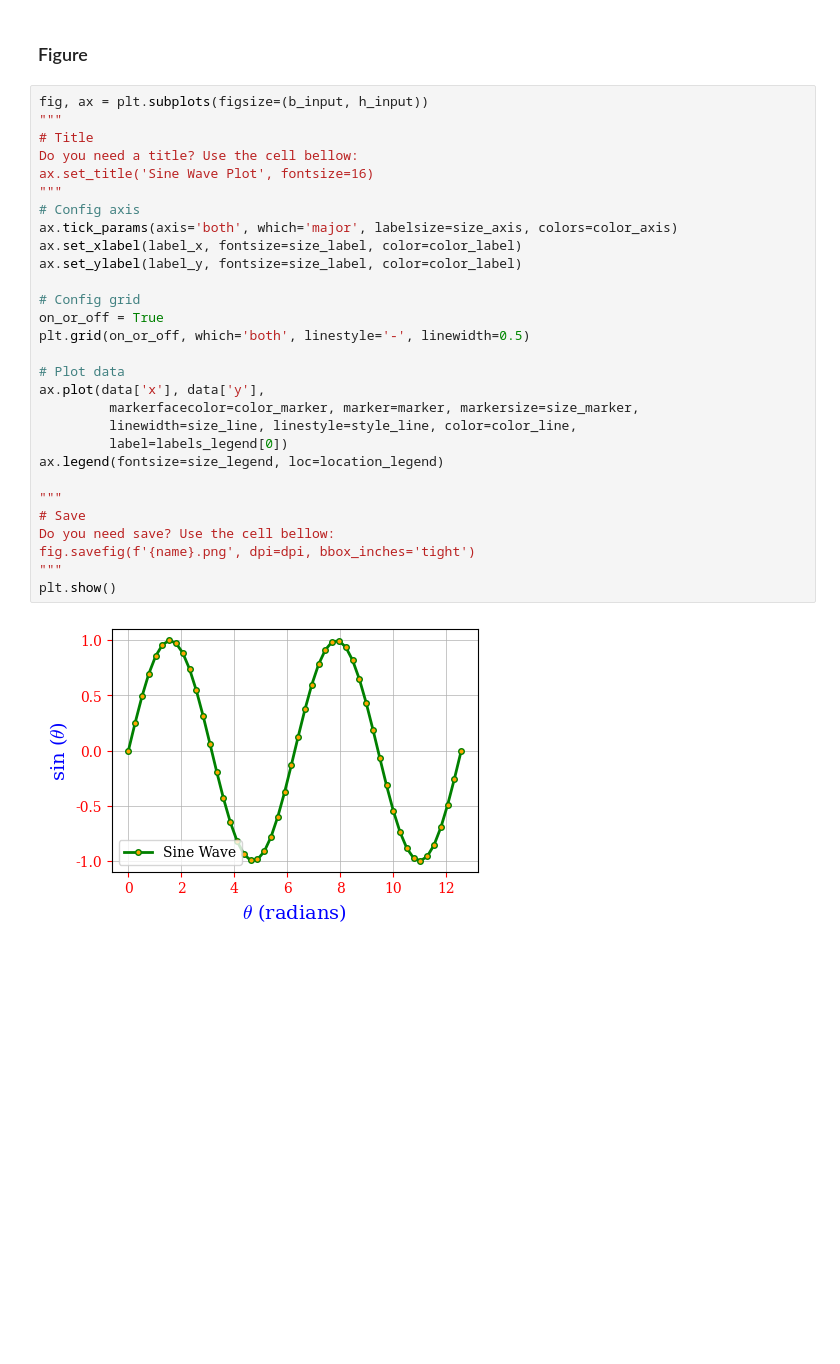
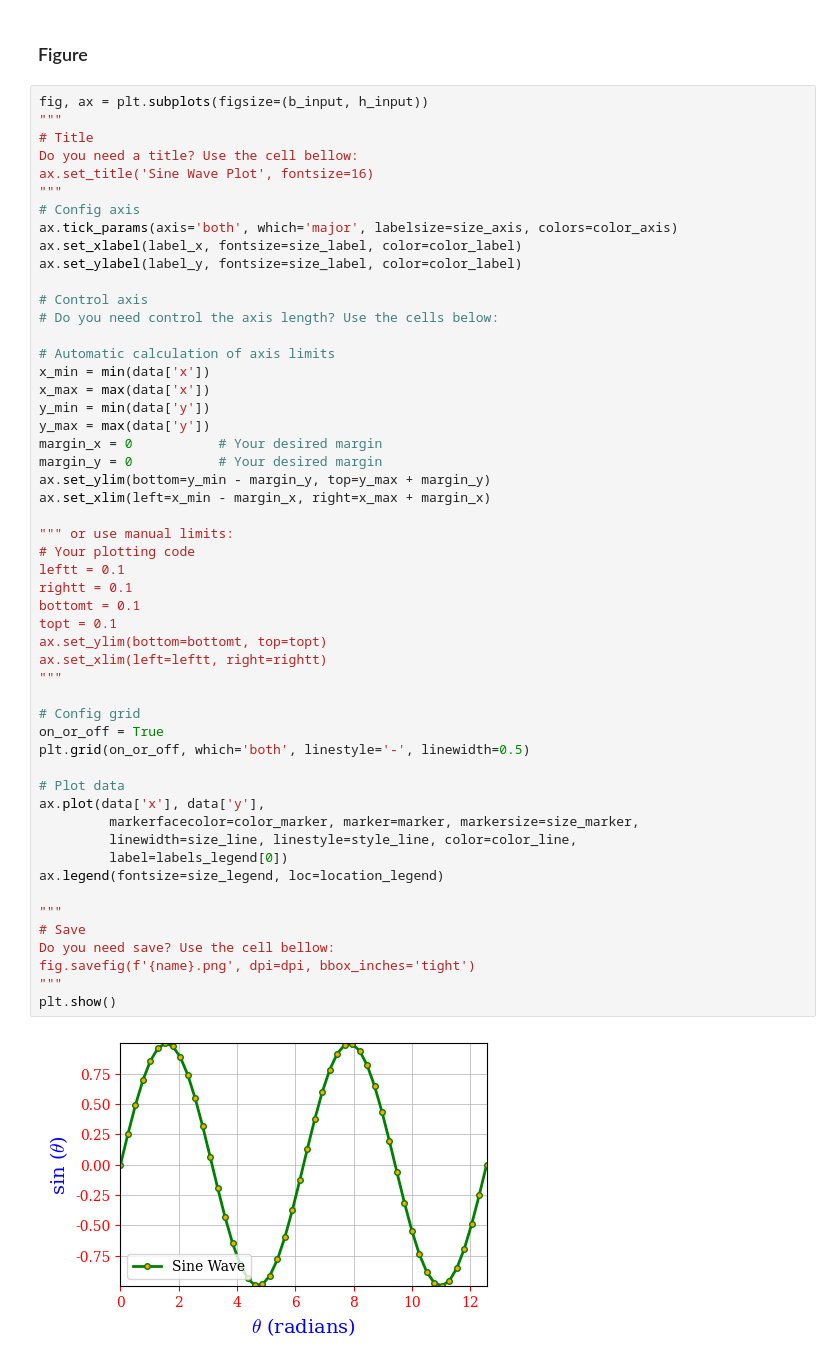
Before and after one commit to Pesquisa-UFCAT/plot_gallery, a Jupyter notebook: line charts/one_line_1.ipynb, the cells around one changed output. Drawn from its saved outputs; the diff is of its cells as text; blank space fills up the shorter version.

Commit message:
feat: chart example 1

```diff
--- a/line charts/one_line_1.ipynb
+++ b/line charts/one_line_1.ipynb
@@ -75,31 +75,54 @@ location_legend = 'lower left'  # Change as you wish - 'best' look up by the bes
 # %%
 fig, ax = plt.subplots(figsize=(b_input, h_input))
 """
 # Title
 Do you need a title? Use the cell bellow:
 ax.set_title('Sine Wave Plot', fontsize=16)
 """
 # Config axis
 ax.tick_params(axis='both', which='major', labelsize=size_axis, colors=color_axis)
 ax.set_xlabel(label_x, fontsize=size_label, color=color_label)
 ax.set_ylabel(label_y, fontsize=size_label, color=color_label)
+
+# Control axis
+# Do you need control the axis length? Use the cells below:
+
+# Automatic calculation of axis limits
+x_min = min(data['x'])
+x_max = max(data['x'])
+y_min = min(data['y'])
+y_max = max(data['y'])
+margin_x = 0           # Your desired margin
+margin_y = 0           # Your desired margin
+ax.set_ylim(bottom=y_min - margin_y, top=y_max + margin_y)
+ax.set_xlim(left=x_min - margin_x, right=x_max + margin_x)
+
+""" or use manual limits:
+# Your plotting code
+leftt = 0.1
+rightt = 0.1
+bottomt = 0.1
+topt = 0.1
+ax.set_ylim(bottom=bottomt, top=topt)
+ax.set_xlim(left=leftt, right=rightt)
+"""
 
 # Config grid
 on_or_off = True
 plt.grid(on_or_off, which='both', linestyle='-', linewidth=0.5)
 
 # Plot data
 ax.plot(data['x'], data['y'],
          markerfacecolor=color_marker, marker=marker, markersize=size_marker,
          linewidth=size_line, linestyle=style_line, color=color_line,
          label=labels_legend[0])
 ax.legend(fontsize=size_legend, loc=location_legend)
 
 """
 # Save
 Do you need save? Use the cell bellow:
 fig.savefig(f'{name}.png', dpi=dpi, bbox_inches='tight')
 """
 plt.show()
 # %% [output]
-[figure, old version]
+[figure, new version]
```
Also changed, not shown: 3 other files.
